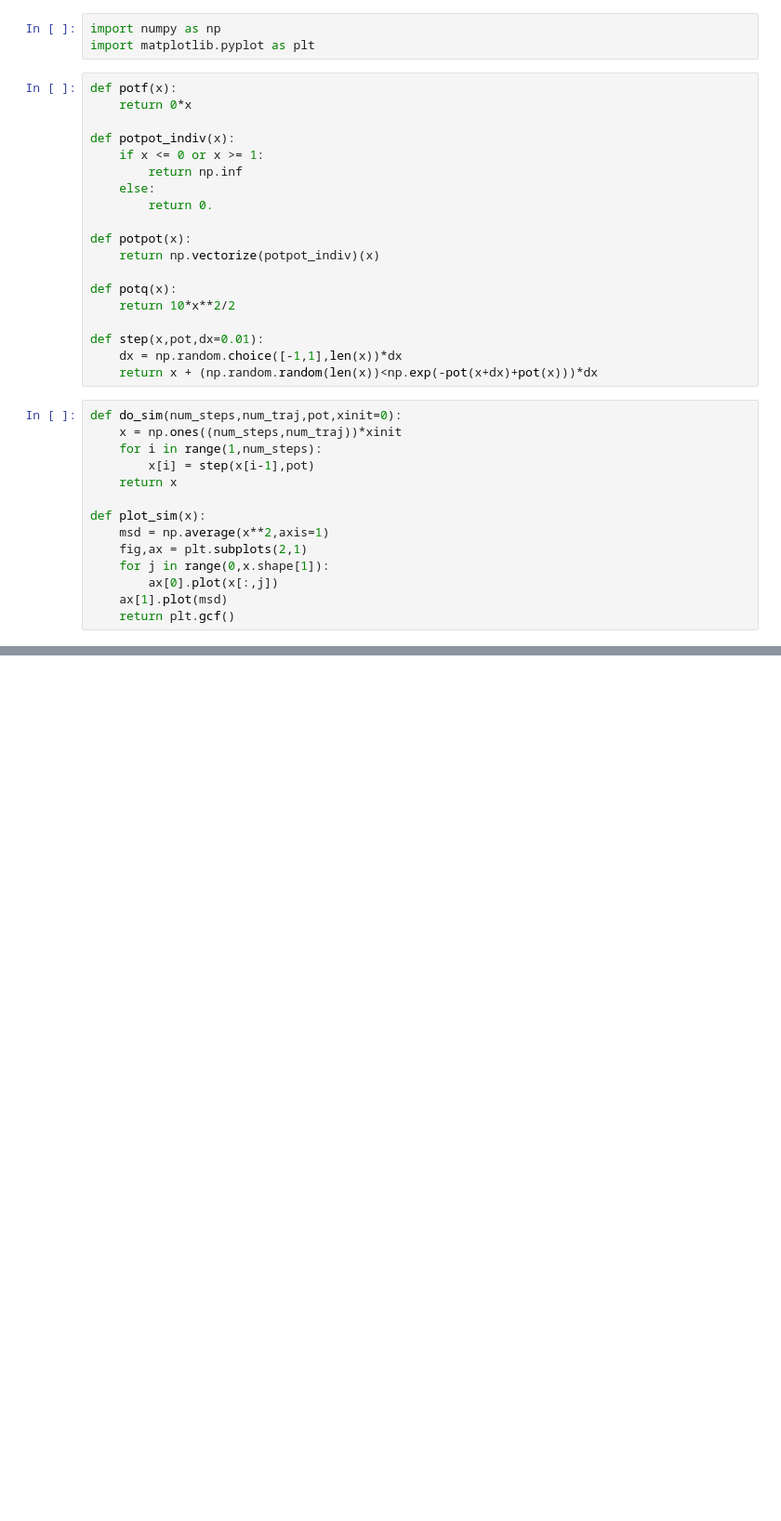
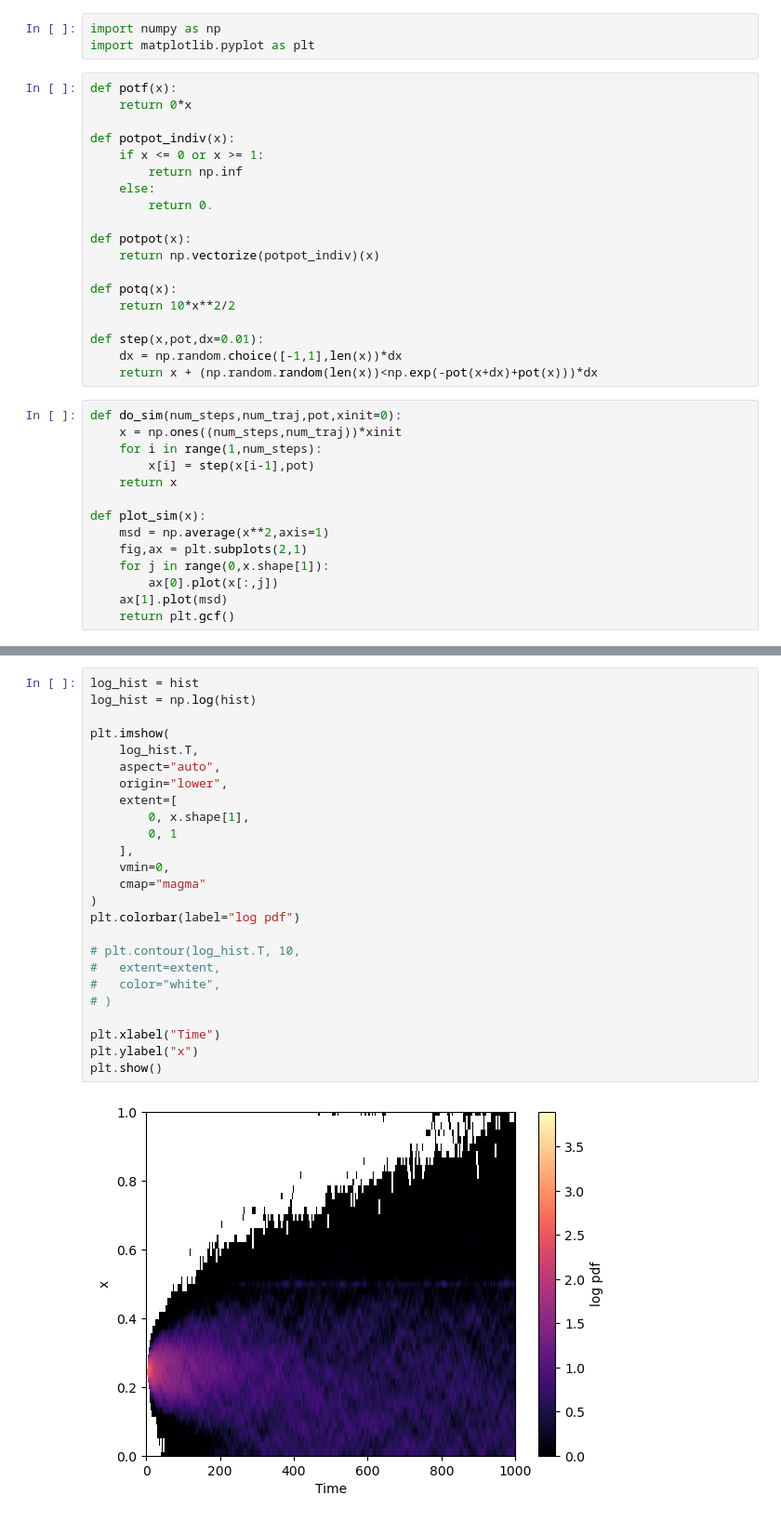
Before and after one commit to leoole100/fp2, a Jupyter notebook: 04 montecarlo/scripts/02 potential well.ipynb, the cells around one changed output, grey strips where cells are left out. Shown at 93% size. Saved outputs shown, nothing was run; the diff lists cells and outputs as text; blank space fills up the shorter version.

```diff
--- a/04 montecarlo/scripts/02 potential well.ipynb
+++ b/04 montecarlo/scripts/02 potential well.ipynb
@@ -69,0 +86,27 @@ ValueError: setting an array element with a sequence. The requested array has an
+# %%
+log_hist = hist
+log_hist = np.log(hist)
+
+plt.imshow(
+	log_hist.T,
+	aspect="auto",
+	origin="lower",
+	extent=[
+		0, x.shape[1],
+		0, 1
+	],
+	vmin=0,
+	cmap="magma"
+)
+plt.colorbar(label="log pdf")
+
+# plt.contour(log_hist.T, 10,
+# 	extent=extent,
+# 	color="white",
+# )
+
+plt.xlabel("Time")
+plt.ylabel("x")
+plt.show()
+# %% [output]
+[figure, added]
```
Also changed, not shown: parts of 11 cells of this notebook.
